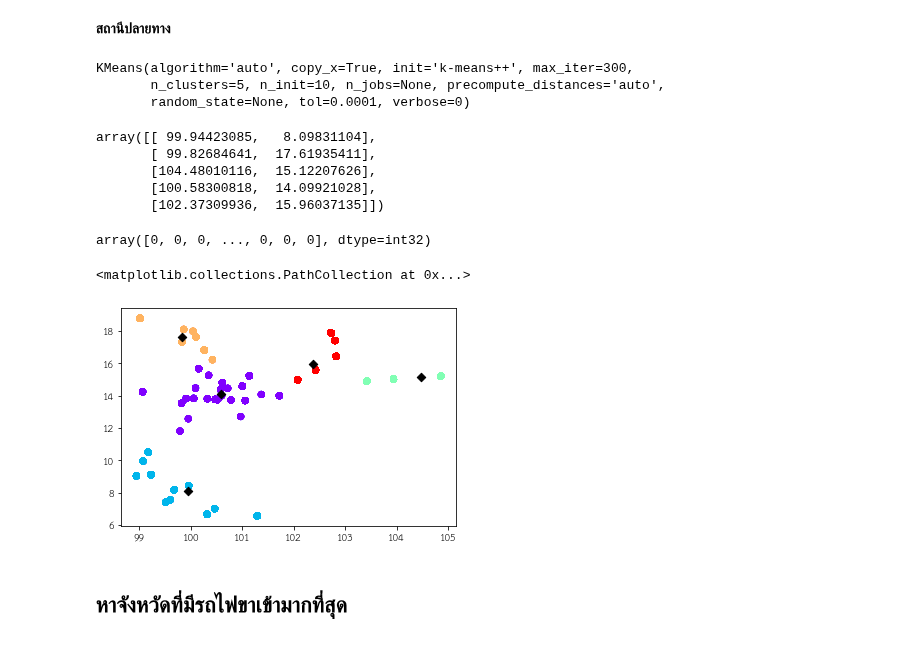
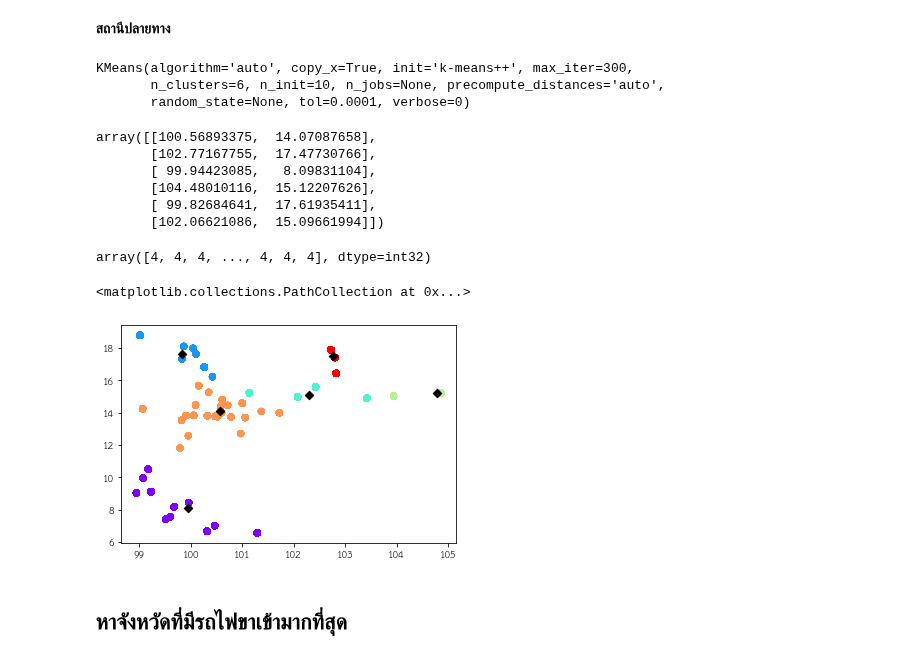
Before and after one commit to ThanikPimpiban/DWDM21, a Jupyter notebook: Project_final.ipynb, the cells around one changed output. Drawn from its saved outputs; the diff is of its cells as text; code cells hidden in the pictures.

```diff
--- a/Project_final.ipynb
+++ b/Project_final.ipynb
@@ -955,7 +955,7 @@ plt.show()
 from sklearn.cluster import KMeans  ##import kmaen
 import matplotlib.pyplot as plt ##import pyplot
 # %%
-model = KMeans(n_clusters=5)  ## Define จำนวนกลุ่ม cluster
+model = KMeans(n_clusters=6)  ## Define จำนวนกลุ่ม cluster
 model ## ดู model
 # %% [output]
 KMeans(algorithm='auto', copy_x=True, init='k-means++', max_iter=300,
@@ -995,3 +995,0 @@ plt.scatter(model.cluster_centers_[:,0] ,model.cluster_centers_[:,1] ,c='red')
-# %%
-identified_clusters = model.fit_predict(X)  ## ระบุ cluster ลงในตัวแปร identified_clusters
-identified_clusters
@@ -1000,2 +996,5 @@ array([1, 1, 1, ..., 1, 1, 1], dtype=int32)
 # %% [markdown]
 **สถานีต้นทาง**
+# %%
+identified_clusters1 = model.fit_predict(X)  ## ระบุ cluster ลงในตัวแปร identified_clusters
+identified_clusters1
@@ -1017,32 +1018,33 @@ Y = table_mix[['X_y','Y_y']]  ## กำหนด X ให้เอาค่า
 model.fit(Y)
 # %% [output]
 KMeans(algorithm='auto', copy_x=True, init='k-means++', max_iter=300,
-       n_clusters=5, n_init=10, n_jobs=None, precompute_distances='auto',
+       n_clusters=6, n_init=10, n_jobs=None, precompute_distances='auto',
        random_state=None, tol=0.0001, verbose=0)
 # %%
 model.cluster_centers_
 # %% [output]
-array([[ 99.94423085,   8.09831104],
+array([[100.56893375,  14.07087658],
+       [102.77167755,  17.47730766],
+       [ 99.94423085,   8.09831104],
+       [104.48010116,  15.12207626],
        [ 99.82684641,  17.61935411],
-       [104.48010116,  15.12207626],
-       [100.58300818,  14.09921028],
-       [102.37309936,  15.96037135]])
+       [102.06621086,  15.09661994]])
 # %%
-identified_clusters = model.fit_predict(Y)  ## ระบุ cluster ลงในตัวแปร identified_clusters
-identified_clusters
+identified_clusters2 = model.fit_predict(Y)  ## ระบุ cluster ลงในตัวแปร identified_clusters
+identified_clusters2
 # %% [output]
-array([0, 0, 0, ..., 0, 0, 0], dtype=int32)
+array([4, 4, 4, ..., 4, 4, 4], dtype=int32)
 # %%
-###ทำการเพิ่ม column ชื่อ Cluster ที่ได้ระบุกลุ่มแล้ว ลงในตาราง merged_4_tables
+###ทำการเพิ่ม column ชื่อ Cluster ที่ได้ระบุกลุ่มแล้ว ลงในตาราง table_mix
 data_with_clusters = table_mix.copy()
-data_with_clusters['Clusters'] = identified_clusters
+data_with_clusters['Clusters'] = identified_clusters2
 
 ## plot กราฟ แสดงกลุ่ม cluster
 plt.scatter(data_with_clusters['X_y'],data_with_clusters['Y_y'],c=data_with_clusters['Clusters'],cmap='rainbow' ,alpha=0.5)
 plt.scatter(model.cluster_centers_[:,0] ,model.cluster_centers_[:,1] ,c='black',alpha=1 ,marker='D')
 # %% [output]
 <matplotlib.collections.PathCollection at 0x...>
-[figure, old version]
+[figure, new version]
 # %% [markdown]
 ## **หาจังหวัดที่มีรถไฟขาเข้ามากที่สุด**
 # %%
```
Also changed, not shown: parts of 13 cells of this notebook.
